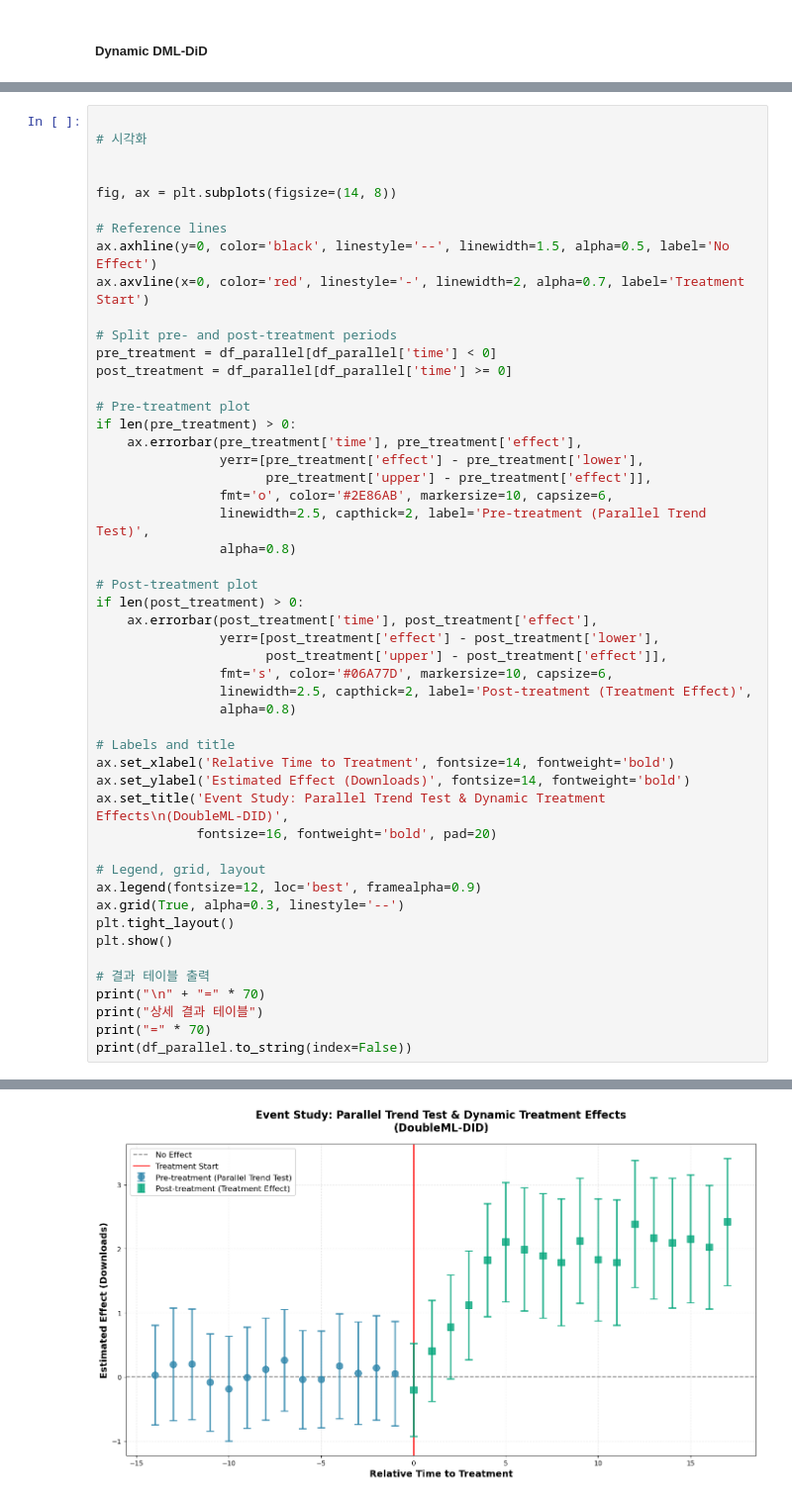
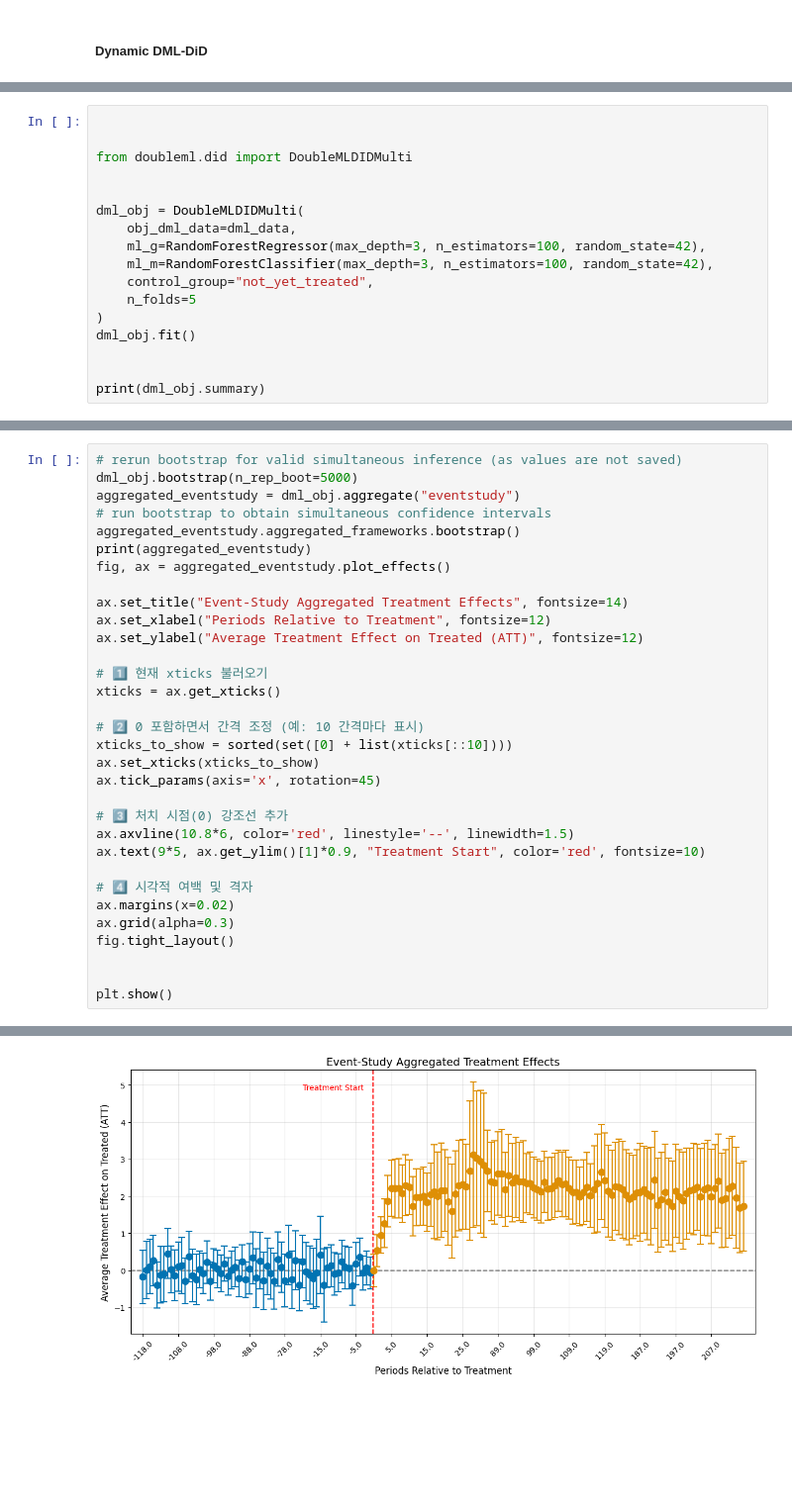
Before and after one commit to jhkimon/awesome-causal-inference-python, a Jupyter notebook: book/ate/did.ipynb, the cells around one changed output, grey strips where cells are left out. Shown at 99% size. Saved outputs shown, nothing was run; the diff lists cells and outputs as text; blank space fills up the shorter version.

Commit message:
3.6 straggerd DiD 설명 추가 및 4.Double ML dynamic부분 수정

```diff
--- a/book/ate/did.ipynb
+++ b/book/ate/did.ipynb
@@ -1641,0 +1546,17 @@ Event Study 요약
+# %%
+
+
+from doubleml.did import DoubleMLDIDMulti
+
+
+dml_obj = DoubleMLDIDMulti(
+    obj_dml_data=dml_data,
+    ml_g=RandomForestRegressor(max_depth=3, n_estimators=100, random_state=42),
+    ml_m=RandomForestClassifier(max_depth=3, n_estimators=100, random_state=42),
+    control_group="not_yet_treated",
+    n_folds=5
+)
+dml_obj.fit()
+
+
+print(dml_obj.summary)
@@ -1642,51 +1637,33 @@ Event Study 요약
 # %%
+# rerun bootstrap for valid simultaneous inference (as values are not saved)
+dml_obj.bootstrap(n_rep_boot=5000)
+aggregated_eventstudy = dml_obj.aggregate("eventstudy")
+# run bootstrap to obtain simultaneous confidence intervals
+aggregated_eventstudy.aggregated_frameworks.bootstrap()
+print(aggregated_eventstudy)
+fig, ax = aggregated_eventstudy.plot_effects()
 
-# 시각화
+ax.set_title("Event-Study Aggregated Treatment Effects", fontsize=14)
+ax.set_xlabel("Periods Relative to Treatment", fontsize=12)
+ax.set_ylabel("Average Treatment Effect on Treated (ATT)", fontsize=12)
+
+# 1️⃣ 현재 xticks 불러오기
+xticks = ax.get_xticks()
+
+# 2️⃣ 0 포함하면서 간격 조정 (예: 10 간격마다 표시)
+xticks_to_show = sorted(set([0] + list(xticks[::10])))
+ax.set_xticks(xticks_to_show)
+ax.tick_params(axis='x', rotation=45)
+
+# 3️⃣ 처치 시점(0) 강조선 추가
+ax.axvline(10.8*6, color='red', linestyle='--', linewidth=1.5)
+ax.text(9*5, ax.get_ylim()[1]*0.9, "Treatment Start", color='red', fontsize=10)
+
+# 4️⃣ 시각적 여백 및 격자
+ax.margins(x=0.02)
+ax.grid(alpha=0.3)
+fig.tight_layout()
 
 
-fig, ax = plt.subplots(figsize=(14, 8))
-
-# Reference lines
-ax.axhline(y=0, color='black', linestyle='--', linewidth=1.5, alpha=0.5, label='No Effect')
-ax.axvline(x=0, color='red', linestyle='-', linewidth=2, alpha=0.7, label='Treatment Start')
-
-# Split pre- and post-treatment periods
-pre_treatment = df_parallel[df_parallel['time'] < 0]
-post_treatment = df_parallel[df_parallel['time'] >= 0]
-
-# Pre-treatment plot
-if len(pre_treatment) > 0:
-    ax.errorbar(pre_treatment['time'], pre_treatment['effect'],
-                yerr=[pre_treatment['effect'] - pre_treatment['lower'],
-                      pre_treatment['upper'] - pre_treatment['effect']],
-                fmt='o', color='#2E86AB', markersize=10, capsize=6,
-                linewidth=2.5, capthick=2, label='Pre-treatment (Parallel Trend Test)',
-                alpha=0.8)
-
-# Post-treatment plot
-if len(post_treatment) > 0:
-    ax.errorbar(post_treatment['time'], post_treatment['effect'],
-                yerr=[post_treatment['effect'] - post_treatment['lower'],
-                      post_treatment['upper'] - post_treatment['effect']],
-                fmt='s', color='#06A77D', markersize=10, capsize=6,
-                linewidth=2.5, capthick=2, label='Post-treatment (Treatment Effect)',
-                alpha=0.8)
-
-# Labels and title
-ax.set_xlabel('Relative Time to Treatment', fontsize=14, fontweight='bold')
-ax.set_ylabel('Estimated Effect (Downloads)', fontsize=14, fontweight='bold')
-ax.set_title('Event Study: Parallel Trend Test & Dynamic Treatment Effects\n(DoubleML-DID)',
-             fontsize=16, fontweight='bold', pad=20)
-
-# Legend, grid, layout
-ax.legend(fontsize=12, loc='best', framealpha=0.9)
-ax.grid(True, alpha=0.3, linestyle='--')
-plt.tight_layout()
 plt.show()
-
-# 결과 테이블 출력
-print("\n" + "=" * 70)
-print("상세 결과 테이블")
-print("=" * 70)
-print(df_parallel.to_string(index=False))
 # %% [output]
@@ -1693 +1687 @@ print(df_parallel.to_string(index=False))
-[figure, old version]
+[figure, new version]
```
Also changed, not shown: parts of 32 cells of this notebook, 1 other file.
